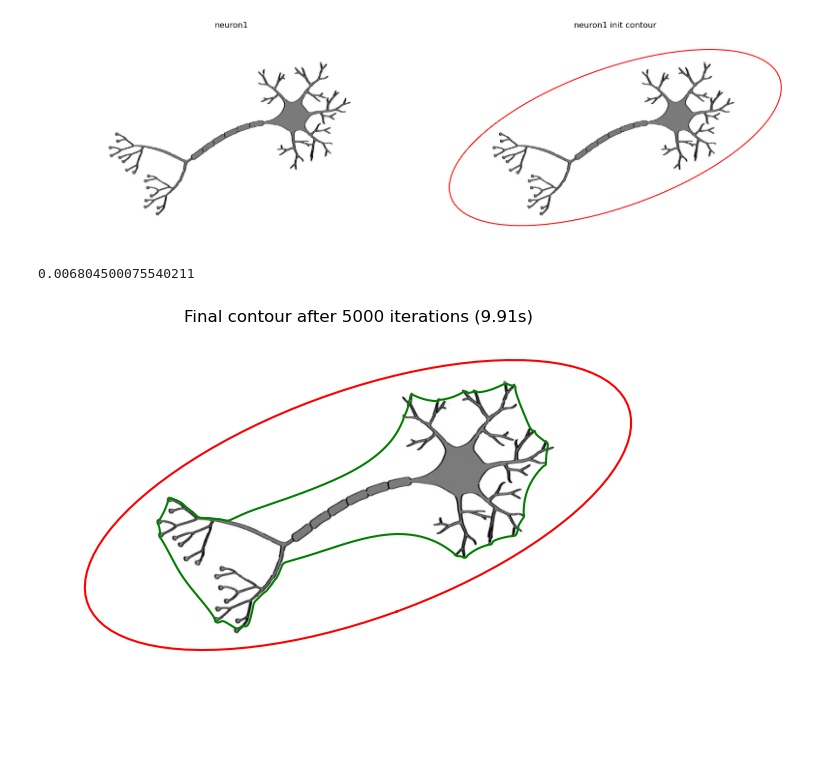
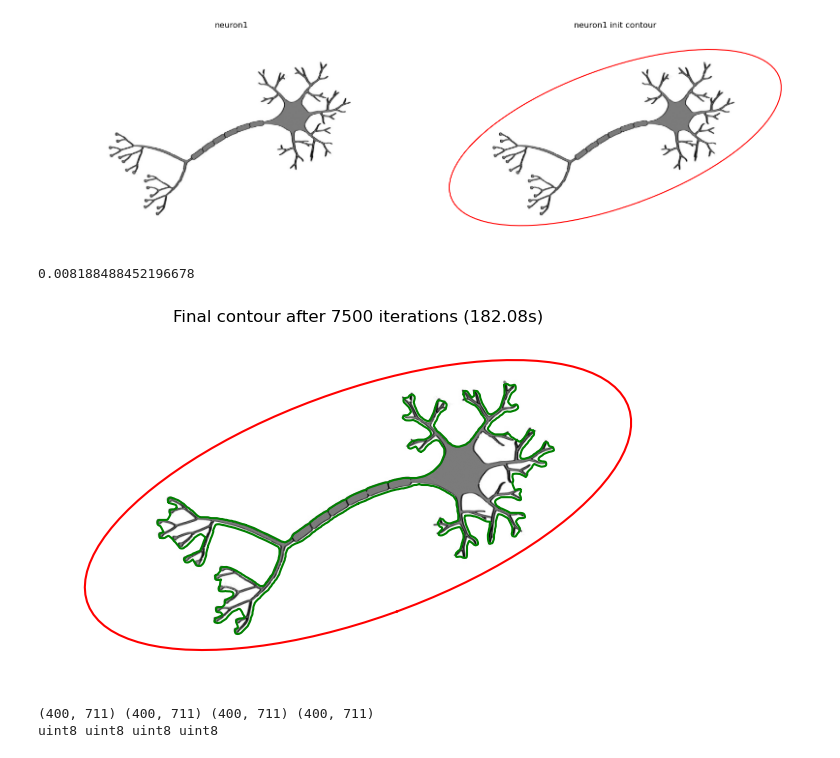
Before and after one commit to shh4und/snakes, a Jupyter notebook: 2D/snake.ipynb, the cells around one changed output. Cells and saved outputs as stored; diff of their text form; code cells hidden in the pictures; blank space fills up the shorter version.

```diff
--- a/2D/snake.ipynb
+++ b/2D/snake.ipynb
@@ -424,34 +479,44 @@ plt.show()
 # %%
 # Configure snake parameters
 neuron1_params = SnakeParams(
-    alpha=1000.0,  # Stronger continuity
+    alpha=500.0,  # Stronger continuity
     beta=50.0,  # Stronger curvature
     k=float(subdivision_k),
-    gamma=0.001,  # Smaller time step
-    sigma=2.0,  # Less blur
-    kb=20.0,  # Weaker balloon force
-    sb=50.0,  # More smoothing
-    max_iter=5000,
+    gamma=0.002,  # Smaller time step
+    sigma=3.0,  # Less blur
+    kb=30.0,  # Weaker balloon force
+    sb=15.0,  # More smoothing
+    max_iter=7500,
     cubic_spline_refinement=True,
     dmax=2.0,
-    mfactor=1.0,
-    vfc_ksize=25,
+    mfactor=1.05,
+    vfc_ksize=5,
     vfc_sigma=1.0,
 )
 
 # Create and evolve snake
 neuron1_snake = Snake2D(neuron1, neuron1_v_init, neuron1_params)
 v_final, iters, duration = neuron1_snake.evolve()
 
 # Display result
 plt.figure(figsize=(8, 8))
 plt.imshow(neuron1, cmap="gray")
 plt.plot(neuron1_v_init[:, 0], neuron1_v_init[:, 1], "r-")
 plt.plot(v_final[:, 0], v_final[:, 1], "g-")
 
 plt.title(f"Final contour after {iters} iterations ({duration:.2f}s)")
 plt.axis("off")
 plt.show()
 # %% [output]
-0.006804500075540211
+0.008188488452196678
-[figure, old version]
+[figure, new version]
+# %%
+smoothed_neuron1 = neuron1_snake.get_I()
+edge_map_neuron1 = neuron1_snake.get_edge_map()
+fx_neuron1, fy_neuron1 = neuron1_snake.get_fext_components()
+
+print(smoothed_neuron1.shape, edge_map_neuron1.shape, fx_neuron1.shape, fy_neuron1.shape)
+print(smoothed_neuron1.dtype, edge_map_neuron1.dtype, fx_neuron1.dtype, fy_neuron1.dtype)
+# %% [output]
+(400, 711) (400, 711) (400, 711) (400, 711)
+uint8 uint8 uint8 uint8
```
Also changed, not shown: parts of 24 cells of this notebook.
